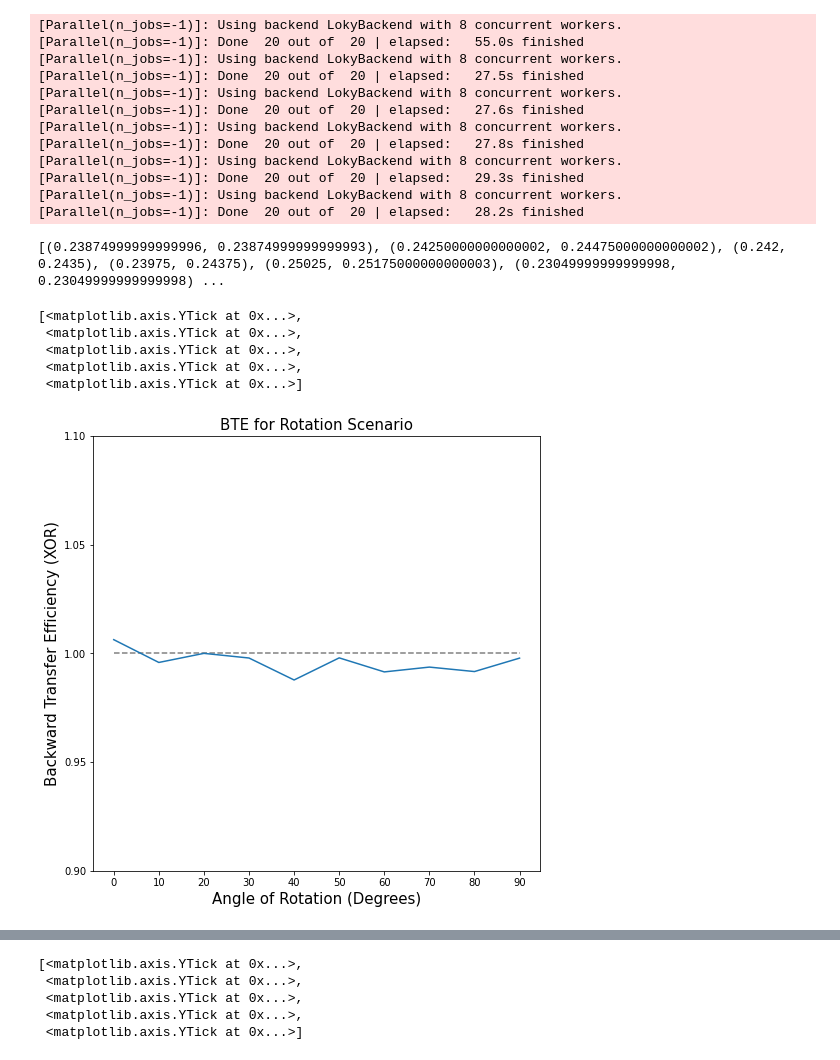
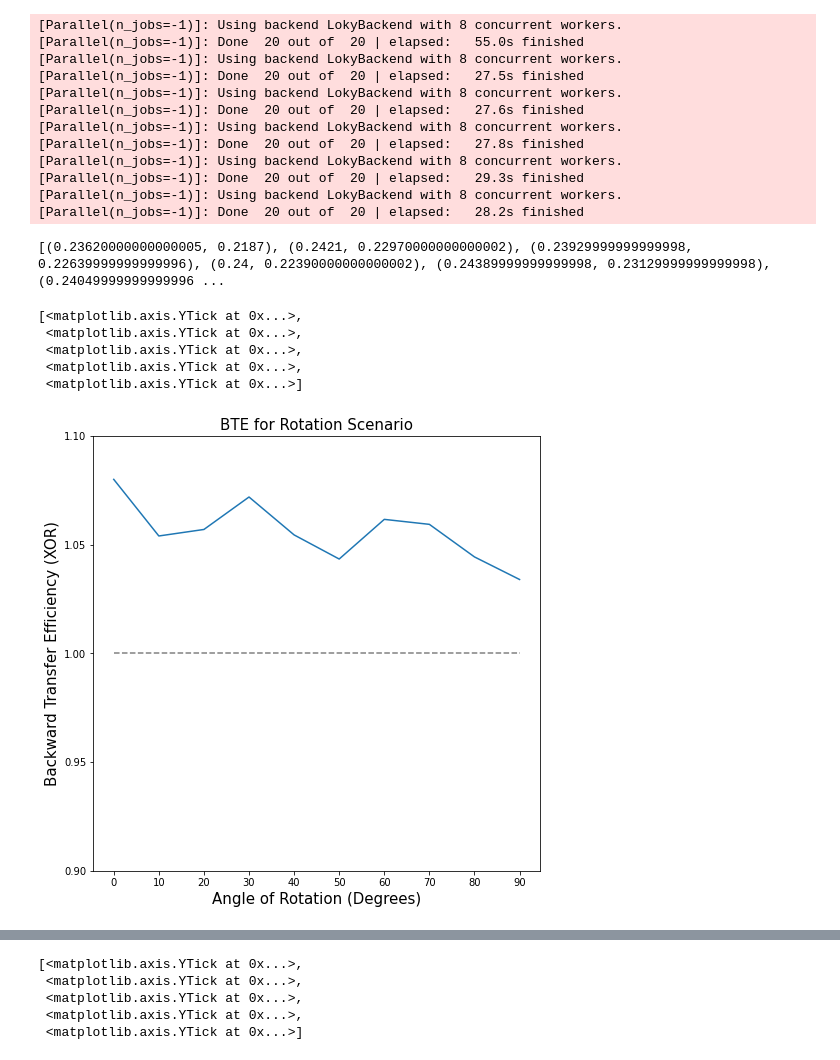
Before and after one commit to ykobaya9/ndd-links, a Jupyter notebook: cifar_experiments.ipynb, the cells around one changed output, grey strips where cells are left out. Saved outputs shown, nothing was run; the diff lists cells and outputs as text; code cells hidden in the pictures.

```diff
--- a/cifar_experiments.ipynb
+++ b/cifar_experiments.ipynb
@@ -43,9 +77,15 @@ idx_4 = np.where(data_y == 3)[0]
 # %%
+idx_1 = np.where(data_y == 0)[0]
+idx_2 = np.where(data_y == 1)[0]
+    #idx_3 = np.where(data_y == 2)[0]
+    #idx_4 = np.where(data_y == 3)[0]
+
+
 task1_x = np.concatenate((data_x[idx_1[0:250]], data_x[idx_2[0:250]]))
 task2_x = np.concatenate((data_x[idx_1[250:500]], data_x[idx_2[250:500]]))
 
 task1_y = np.concatenate((data_y[idx_1[0:250]], data_y[idx_2[0:250]])).ravel()
-task2_y = np.concatenate((data_y[idx_2[250:500]], data_y[idx_1[250:500]])).ravel()
+task2_y = np.concatenate((data_y[idx_1[250:500]], data_y[idx_2[250:500]])).ravel()
 
 test_x = np.concatenate((data_x[idx_1[500:600]], data_x[idx_2[500:600]]))
 test_y = np.concatenate((data_y[idx_1[500:600]], data_y[idx_2[500:600]])).ravel()
@@ -81,0 +122,6 @@ plt.imshow(img_rotated)
+# %%
+tmp_data = (task1_x[100].reshape(32, 32, 3)).copy()
+_tmp_ = np.zeros((32,32,3), dtype=int)
+tmp_ = image_aug(tmp_data, 50)
+tmp_data = tmp_
+plt.imshow(tmp_data)
@@ -112,6 +144,6 @@ plt.scatter(task1_decomp[:,2], task1_decomp[:,3], c=task1_y)
 # %%
 def experiment(rotation_angle=None, noise=None, gauss=None):
-    n_trees=20
+    n_trees=10
     max_depth=30
 
     default_transformer_class = TreeClassificationTransformer
@@ -141,26 +173,28 @@ def experiment(rotation_angle=None, noise=None, gauss=None):
     #transp_Xs_lasso = ot_lasso.transform(Xs=X_task2.copy())
     #X_task2 = transp_Xs_lasso
 
+    task1_x, task2_x, task1_y, task2_y, test_x, test_y = get_data(data_x, data_y)
+
     progressive_learner.add_task(task1_x, task1_y, num_transformers=n_trees)
 
     tmp_data = task2_x.copy()
-    tmp = np.zeros((32*32*3), dtype=int)
+    _tmp_ = np.zeros((32,32,3), dtype=int)
     total_data = tmp_data.shape[0]
 
     if rotation_angle:
         for i in range(total_data):
-            tmp = rotate(tmp_data[i].reshape(32, 32, 3), rotation_angle)
-            tmp_data[i] = tmp.reshape(32*32*3)
+            tmp_ = image_aug(tmp_data[i].reshape(32, 32, 3), rotation_angle)
+            tmp_data[i] = tmp_.reshape(32*32*3)
 
     if noise:
         for i in range(total_data):
-            tmp = random_noise((tmp_data[i].reshape(32, 32, 3)), var=noise ** 2)
-            tmp_data[i] = tmp.reshape(32*32*3)
+            tmp_ = random_noise((tmp_data[i].reshape(32, 32, 3)), var=noise ** 2)
+            tmp_data[i] = img_as_ubyte(tmp_.reshape(32*32*3))
 
     if gauss:
         for i in range(total_data):
-            tmp = gaussian((tmp_data[i].reshape(32, 32, 3)), sigma=gauss, multichannel=True)
-            tmp_data[i] = tmp.reshape(32*32*3)
+            tmp_ = gaussian((tmp_data[i].reshape(32, 32, 3)), sigma=gauss, multichannel=True)
+            tmp_data[i] = img_as_ubyte(tmp_.reshape(32*32*3))
 
     progressive_learner.add_task(tmp_data, task2_y, num_transformers=n_trees)
 
@@ -207,10 +240,10 @@ for ii, angle in enumerate(angle_sweep):
             delayed(experiment)(
                 rotation_angle = angle
             )
-            for _ in range(10)
+            for _ in range(50)
         )
     )
-    gen_error1.append(error)
+    gen_error1.append((np.mean(error[:,0]), np.mean(error[:, 1])))
     mean_te1[ii] = np.mean(error[:, 0]) / np.mean(error[:, 1])
 # %% [output]
 [Parallel(n_jobs=-1)]: Using backend LokyBackend with 8 concurrent workers.
@@ -299,25 +335,25 @@ for ii, sigma in enumerate(gauss_sweep):
 [Parallel(n_jobs=-1)]: Using backend LokyBackend with 8 concurrent workers.
 [Parallel(n_jobs=-1)]: Done  20 out of  20 | elapsed:   28.2s finished
 # %%
-print(gen_error3)
+print(gen_error1)
 # %% [output]
-[(0.23874999999999996, 0.23874999999999993), (0.24250000000000002, 0.24475000000000002), (0.242, 0.2435), (0.23975, 0.24375), (0.25025, 0.25175000000000003), (0.23049999999999998, 0.23049999999999998) ...
+[(0.23620000000000005, 0.2187), (0.2421, 0.22970000000000002), (0.23929999999999998, 0.22639999999999996), (0.24, 0.22390000000000002), (0.24389999999999998, 0.23129999999999998), (0.24049999999999996 ...
 # %%
 fig = plt.figure(figsize=(8, 8))
 gs = fig.add_gridspec(6, 6)
 ax = fig.add_subplot(gs[:6, :6])
-ax.plot(angle_sweep, mean_te)
+ax.plot(angle_sweep, mean_te1)
 ax.set_xticks(range(0, 91, 10))
 ax.tick_params(labelsize=10)
 ax.set_title("BTE for Rotation Scenario", fontsize=15)
 ax.set_xlabel("Angle of Rotation (Degrees)", fontsize=15)
 ax.set_ylabel("Backward Transfer Efficiency (XOR)", fontsize=15)
 ax.hlines(1, 0, 90, colors="grey", linestyles="dashed", linewidth=1.5)
 ax.set_yticks([0.9, 0.95, 1, 1.05, 1.1])
 # %% [output]
 [<matplotlib.axis.YTick at 0x...>,
  <matplotlib.axis.YTick at 0x...>,
  <matplotlib.axis.YTick at 0x...>,
  <matplotlib.axis.YTick at 0x...>,
  <matplotlib.axis.YTick at 0x...>]
-[figure, old version]
+[figure, new version]
```
Also changed, not shown: parts of 26 cells of this notebook.
